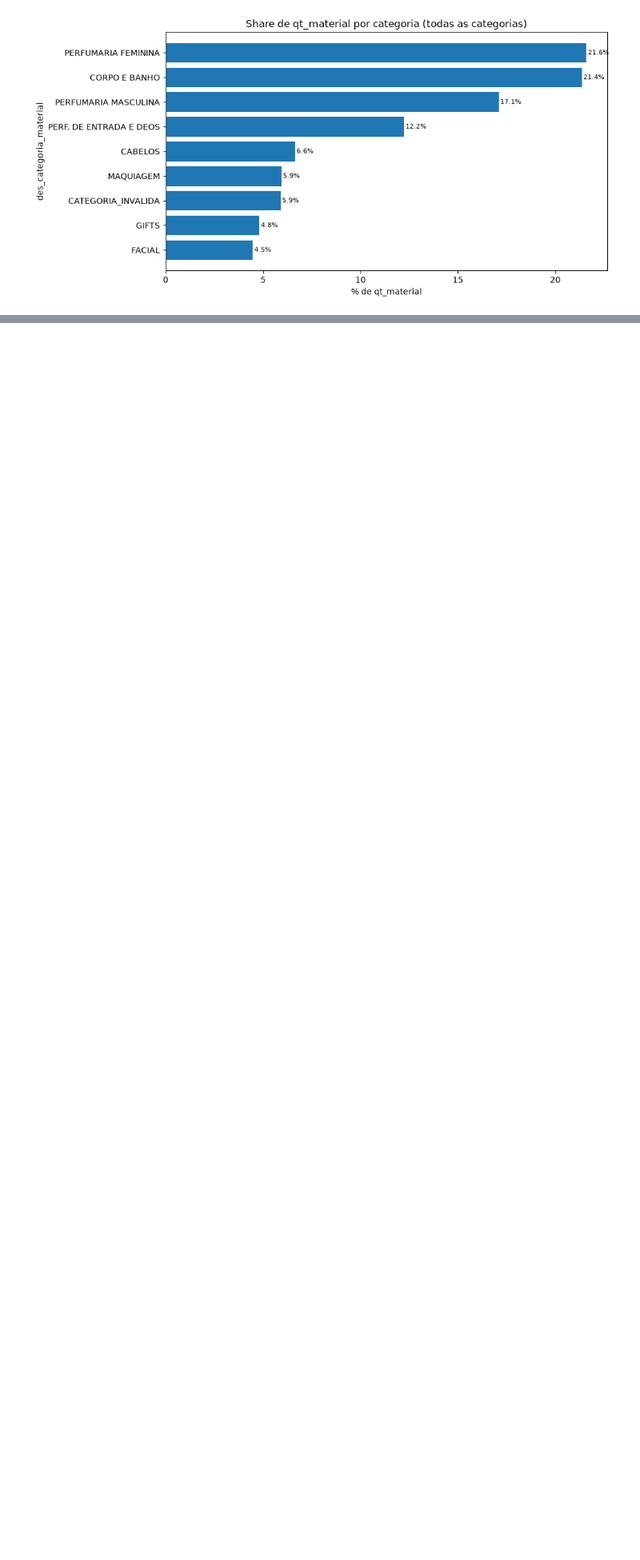
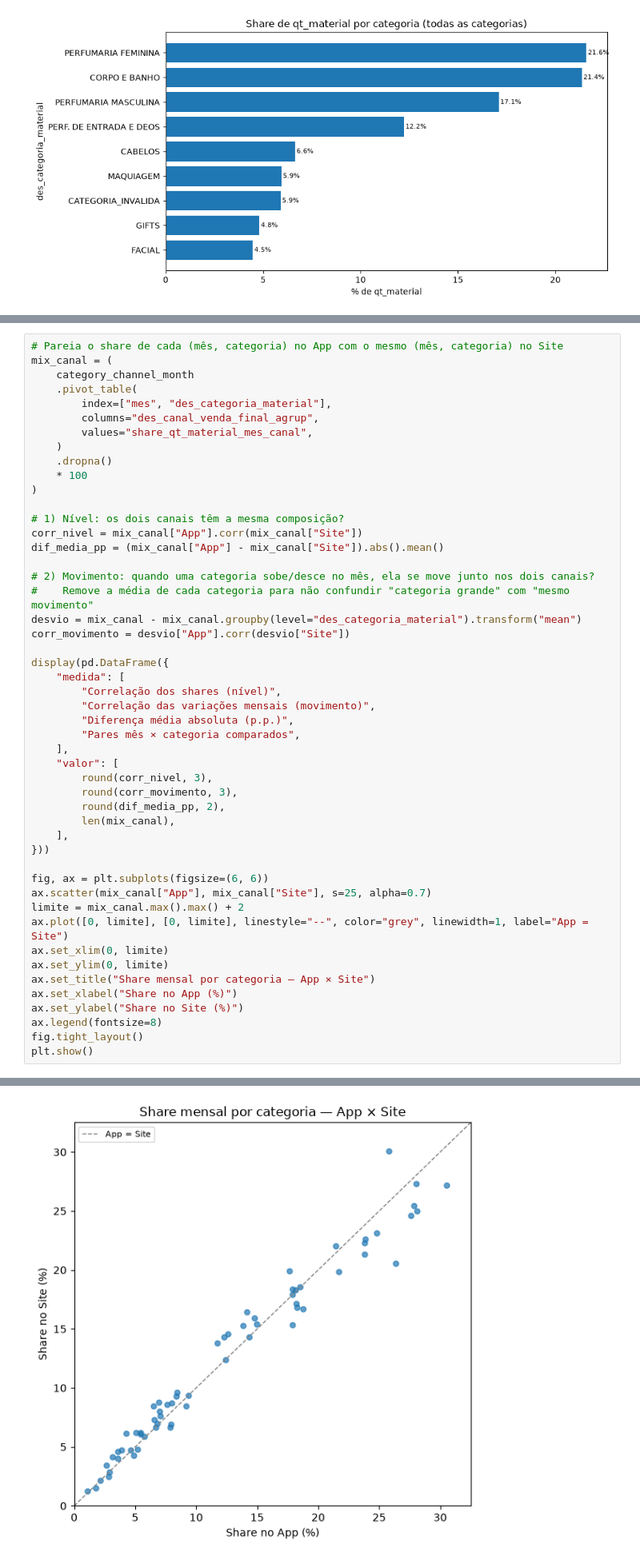
Before and after one commit to guisoares10/Projeto-GB, a Jupyter notebook: notebooks/01_eda_data_quality.ipynb, the cells around one changed output, grey strips where cells are left out. Shown at 80% size. Cells and saved outputs as stored; diff of their text form; blank space fills up the shorter version.

```diff
--- a/notebooks/01_eda_data_quality.ipynb
+++ b/notebooks/01_eda_data_quality.ipynb
@@ -506,0 +589,50 @@ Impacto líquido do ROUND sobre a receita total: 0.0000000312%
+# %%
+# Pareia o share de cada (mês, categoria) no App com o mesmo (mês, categoria) no Site
+mix_canal = (
+    category_channel_month
+    .pivot_table(
+        index=["mes", "des_categoria_material"],
+        columns="des_canal_venda_final_agrup",
+        values="share_qt_material_mes_canal",
+    )
+    .dropna()
+    * 100
+)
+
+# 1) Nível: os dois canais têm a mesma composição?
+corr_nivel = mix_canal["App"].corr(mix_canal["Site"])
+dif_media_pp = (mix_canal["App"] - mix_canal["Site"]).abs().mean()
+
+# 2) Movimento: quando uma categoria sobe/desce no mês, ela se move junto nos dois canais?
+#    Remove a média de cada categoria para não confundir "categoria grande" com "mesmo movimento"
+desvio = mix_canal - mix_canal.groupby(level="des_categoria_material").transform("mean")
+corr_movimento = desvio["App"].corr(desvio["Site"])
+
+display(pd.DataFrame({
+    "medida": [
+        "Correlação dos shares (nível)",
+        "Correlação das variações mensais (movimento)",
+        "Diferença média absoluta (p.p.)",
+        "Pares mês × categoria comparados",
+    ],
+    "valor": [
+        round(corr_nivel, 3),
+        round(corr_movimento, 3),
+        round(dif_media_pp, 2),
+        len(mix_canal),
+    ],
+}))
+
+fig, ax = plt.subplots(figsize=(6, 6))
+ax.scatter(mix_canal["App"], mix_canal["Site"], s=25, alpha=0.7)
+limite = mix_canal.max().max() + 2
+ax.plot([0, limite], [0, limite], linestyle="--", color="grey", linewidth=1, label="App = Site")
+ax.set_xlim(0, limite)
+ax.set_ylim(0, limite)
+ax.set_title("Share mensal por categoria — App × Site")
+ax.set_xlabel("Share no App (%)")
+ax.set_ylabel("Share no Site (%)")
+ax.legend(fontsize=8)
+fig.tight_layout()
+plt.show()
+# %% [output]
@@ -506,0 +644 @@ Impacto líquido do ROUND sobre a receita total: 0.0000000312%
+[figure, added]
```
Also changed, not shown: parts of 78 cells of this notebook.
